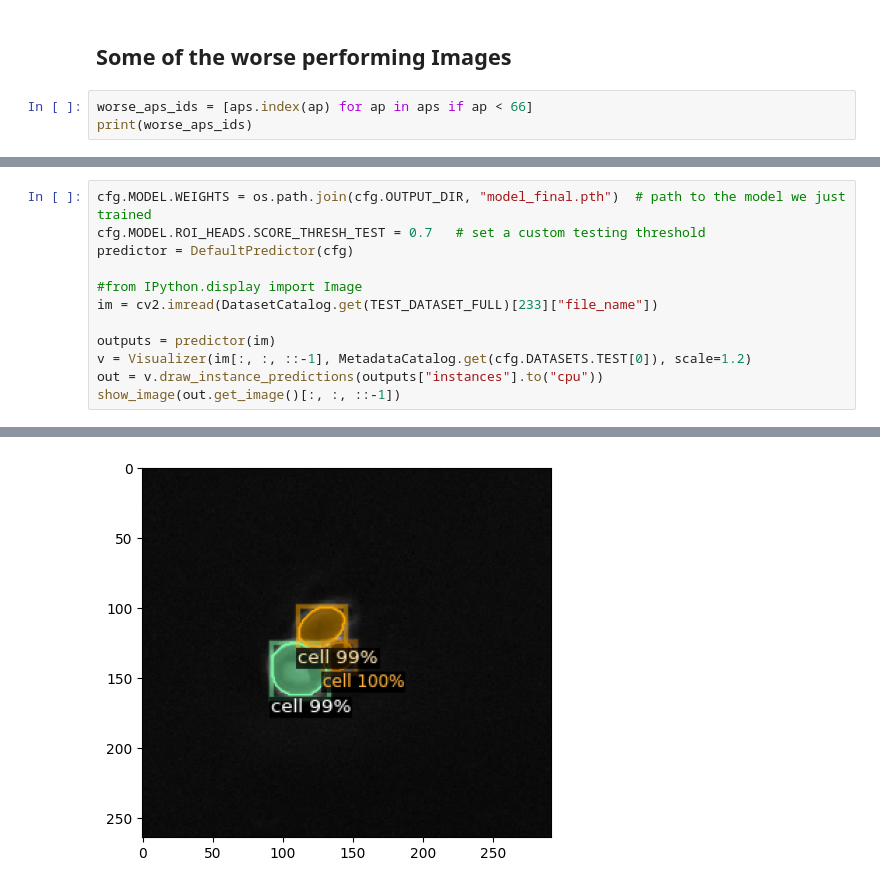
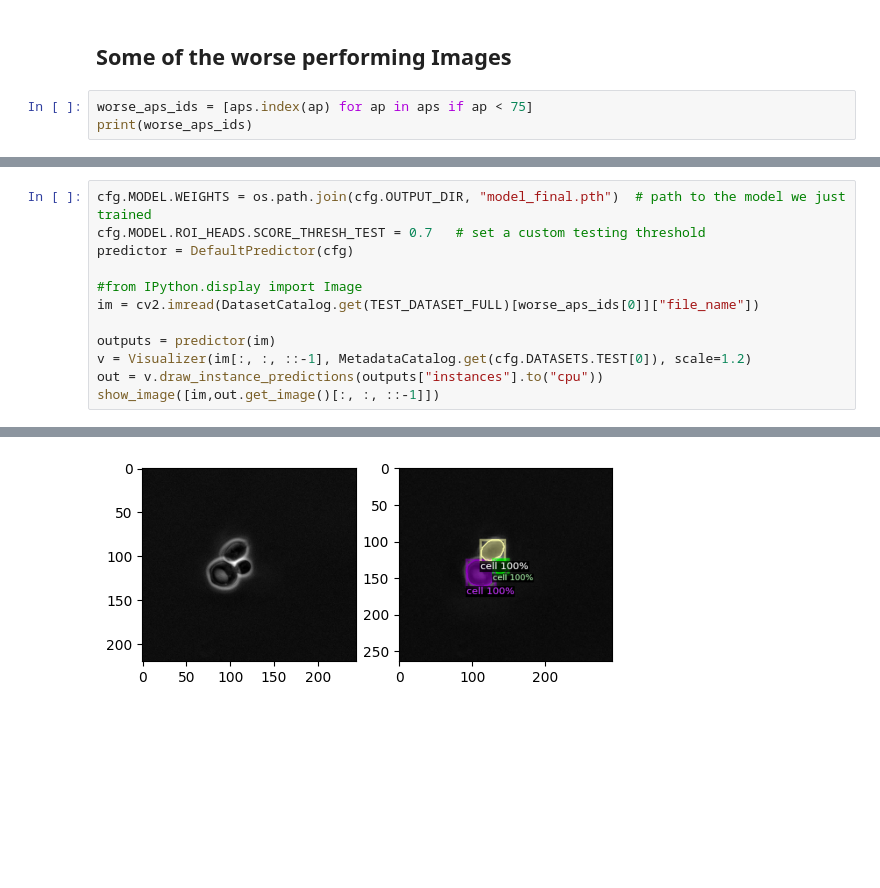
Before and after one commit to SchmollerLab/activeInstanceSegment, a Jupyter notebook: degugging_pipeline.ipynb, the cells around one changed output, grey strips where cells are left out. Drawn from its saved outputs; the diff is of its cells as text; blank space fills up the shorter version.

```diff
--- a/degugging_pipeline.ipynb
+++ b/degugging_pipeline.ipynb
@@ -273,6 +227,6 @@ index created!
 # %% [markdown]
 ## Some of the worse performing Images
 # %%
-worse_aps_ids = [aps.index(ap) for ap in aps if ap < 66]
+worse_aps_ids = [aps.index(ap) for ap in aps if ap < 75]
 print(worse_aps_ids)
 # %% [output]
@@ -299,10 +253,10 @@ cfg.MODEL.ROI_HEADS.SCORE_THRESH_TEST = 0.7   # set a custom testing threshold
 predictor = DefaultPredictor(cfg)
 
 #from IPython.display import Image
-im = cv2.imread(DatasetCatalog.get(TEST_DATASET_FULL)[233]["file_name"])
+im = cv2.imread(DatasetCatalog.get(TEST_DATASET_FULL)[worse_aps_ids[0]]["file_name"])
 
 outputs = predictor(im)
 v = Visualizer(im[:, :, ::-1], MetadataCatalog.get(cfg.DATASETS.TEST[0]), scale=1.2)
 out = v.draw_instance_predictions(outputs["instances"].to("cpu"))
-show_image(out.get_image()[:, :, ::-1])
+show_image([im,out.get_image()[:, :, ::-1]])
 # %% [output]
@@ -310,2 +264,2 @@ WARNING [10/13 15:03:36 d2.data.datasets.coco]:
 Category ids in annotations are not in [1, #categories]! We'll apply a mapping for you.
-[figure, old version]
+[figure, new version]
```
Also changed, not shown: parts of 14 cells of this notebook, 9 other files.
